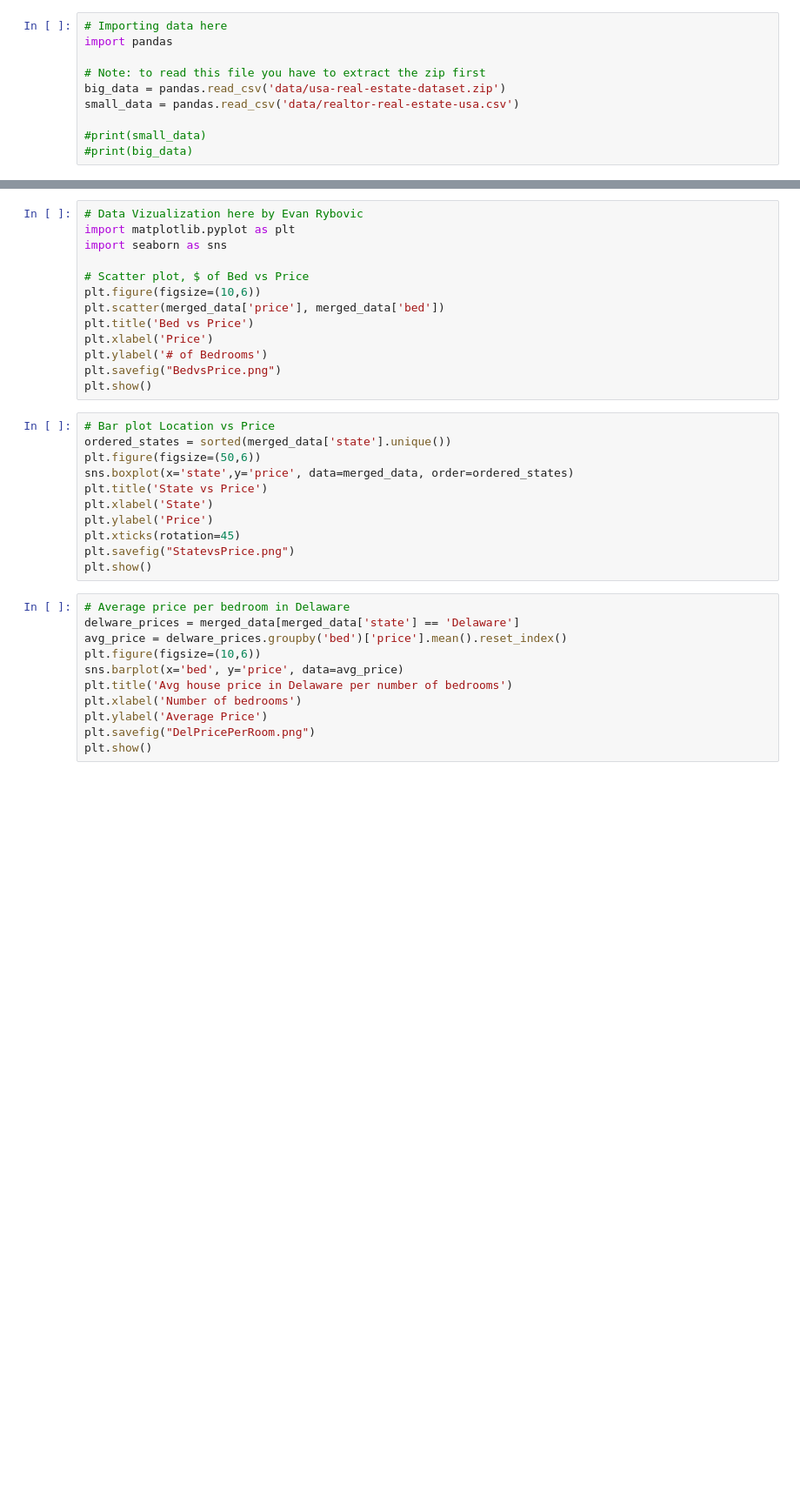
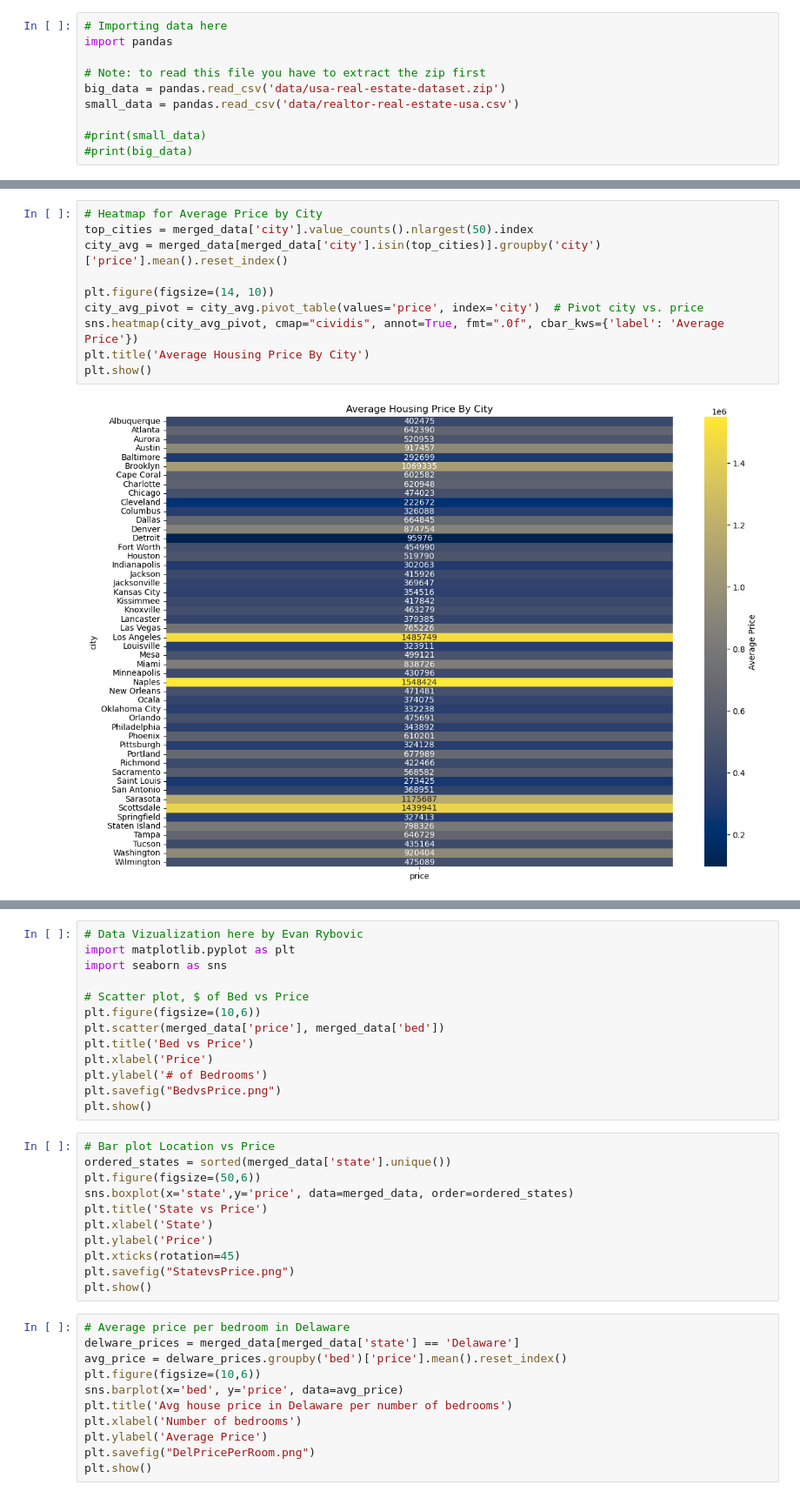
Before and after one commit to ewrybovic/Comp541Project, a Jupyter notebook: main.ipynb, the cells around one changed output, grey strips where cells are left out. Shown at 87% size. Drawn from its saved outputs; the diff is of its cells as text; blank space fills up the shorter version.

```diff
--- a/main.ipynb
+++ b/main.ipynb
@@ -54,0 +154,12 @@ print(f'Size after cleaning: {merged_data.shape}')
+# %%
+# Heatmap for Average Price by City
+top_cities = merged_data['city'].value_counts().nlargest(50).index
+city_avg = merged_data[merged_data['city'].isin(top_cities)].groupby('city')['price'].mean().reset_index()
+
+plt.figure(figsize=(14, 10))
+city_avg_pivot = city_avg.pivot_table(values='price', index='city')  # Pivot city vs. price
+sns.heatmap(city_avg_pivot, cmap="cividis", annot=True, fmt=".0f", cbar_kws={'label': 'Average Price'})
+plt.title('Average Housing Price By City')
+plt.show()
+# %% [output]
+[figure, added]
```
Also changed, not shown: parts of 7 cells of this notebook.
